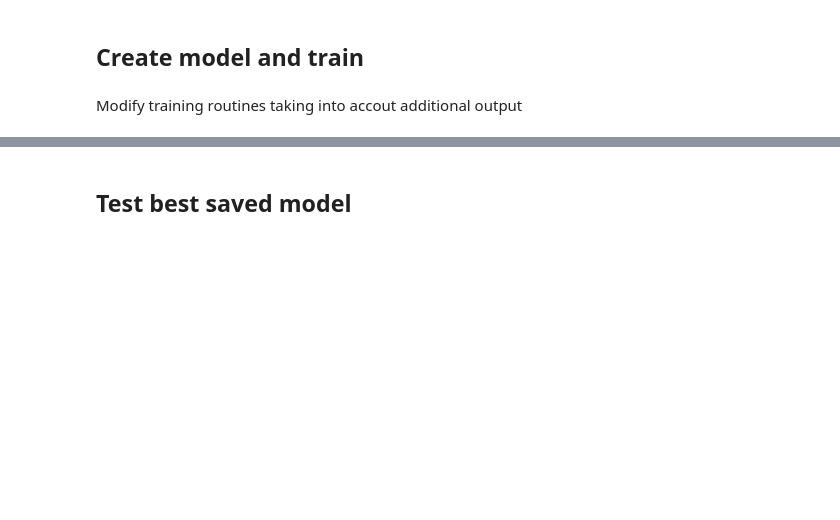
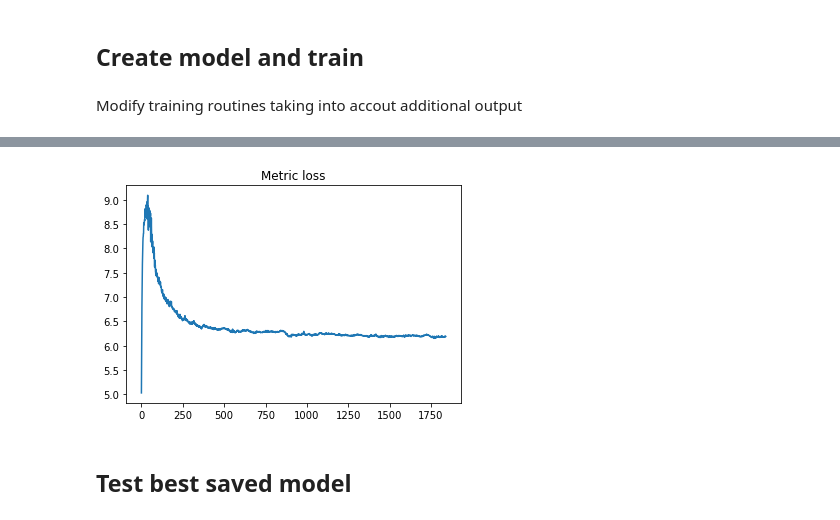
Before and after one commit to adrianszum/segmentation_models.pytorch, a Jupyter notebook: examples/cars contrastive segmentation (camvid).ipynb, the cells around one changed output, grey strips where cells are left out. Cells and saved outputs as stored; diff of their text form; code cells hidden in the pictures; blank space fills up the shorter version.

```diff
--- a/examples/cars contrastive segmentation (camvid).ipynb
+++ b/examples/cars contrastive segmentation (camvid).ipynb
@@ -417,3 +436,9 @@ Epoch: 0
+# %%
+plt.plot(train_epoch.metric_loss_log)
+plt.title("Metric loss")
+plt.show()
+# %% [output]
+[figure, added]
 # %% [markdown]
 ## Test best saved model
 # %%
```
Also changed, not shown: parts of 11 cells of this notebook.
